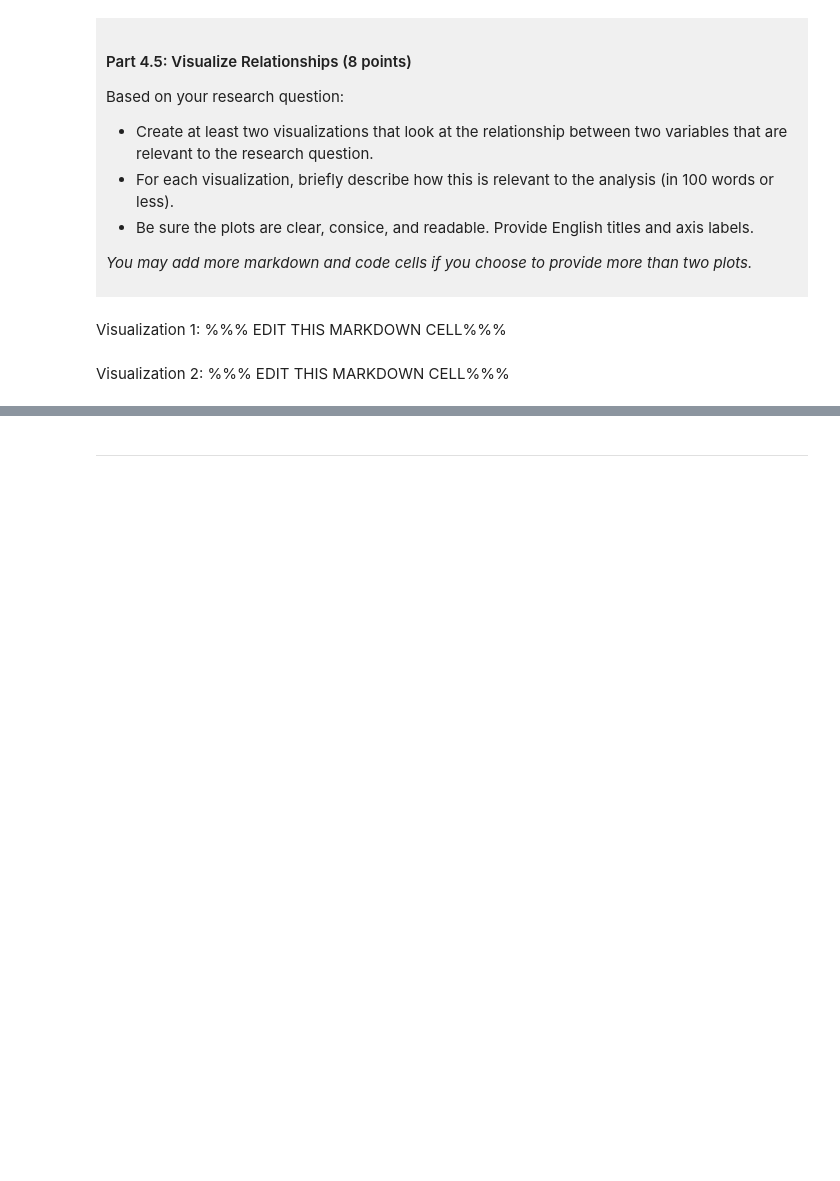
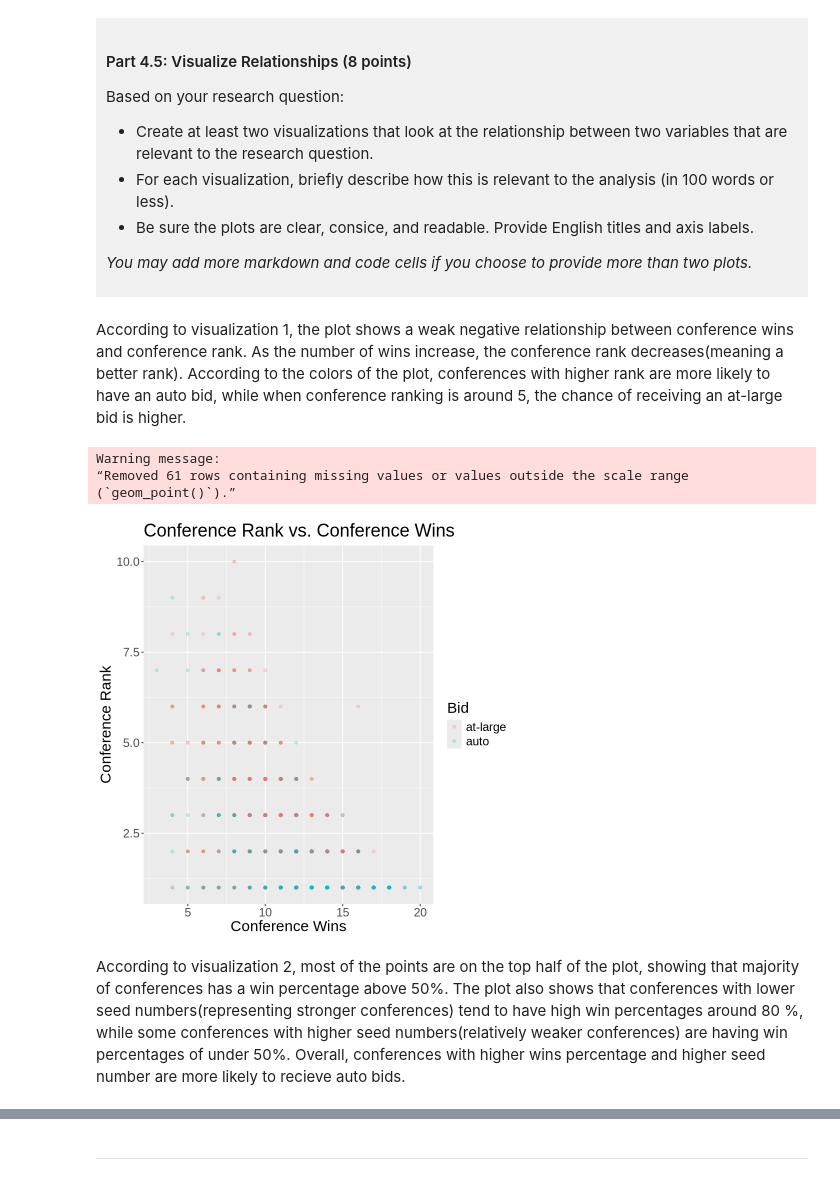
Before and after one commit to reyvet/dsci-100-project-betty-wu, a Jupyter notebook: dsci-100-project-notebook.ipynb, the cells around one changed output, grey strips where cells are left out. Drawn from its saved outputs; the diff is of its cells as text; code cells hidden in the pictures; blank space fills up the shorter version.

```diff
--- a/dsci-100-project-notebook.ipynb
+++ b/dsci-100-project-notebook.ipynb
@@ -385,9 +385,21 @@ Based on your research question:
 *You may add more markdown and code cells if you choose to provide more than two plots.*
 </div>
 # %% [markdown]
-Visualization 1: %%% EDIT THIS MARKDOWN CELL%%%
+According to visualization 1, the plot shows a weak negative relationship between conference wins and conference rank. As the number of wins increase, the conference rank decreases(meaning a better rank). According to the colors of the plot, conferences with higher rank are more likely to have an auto bid, while when conference ranking is around 5, the chance of receiving an at-large bid is higher.
 # %%
-#
+# visualization of conference rank vs conference wins using a scatterplot
+visualization1 <- tidy_data |>
+    ggplot(aes(x = conf_wins, y = conf_rank, color = bid)) + # use color to separate at-large and auto bid
+    geom_point(alpha = .2) +
+    labs(title ="Conference Rank vs. Conference Wins",
+         x = "Conference Wins", y = "Conference Rank", color = "Bid") +
+    theme(text = element_text(size = 18))
+visualization1
+# %% [output]
+Warning message:
+“Removed 61 rows containing missing values or values outside the scale range
+(`geom_point()`).”
+[figure, added]
 # %% [markdown]
-Visualization 2: %%% EDIT THIS MARKDOWN CELL%%%
+According to visualization 2, most of the points are on the top half of the plot, showing that majority of conferences has a win percentage above 50%. The plot also shows that conferences with lower seed numbers(representing stronger conferences) tend to have high win percentages around 80 %, while some conferences with higher seed numbers(relatively weaker conferences) are having win percentages of under 50%. Overall, conferences with higher wins percentage and higher seed number are more likely to recieve auto bids.
 # %%
```
Also changed, not shown: parts of 2 cells of this notebook, 1 other file.
